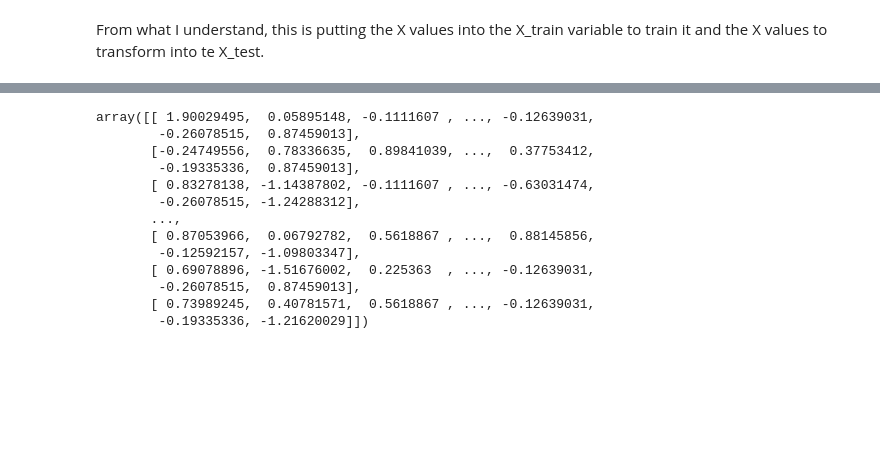
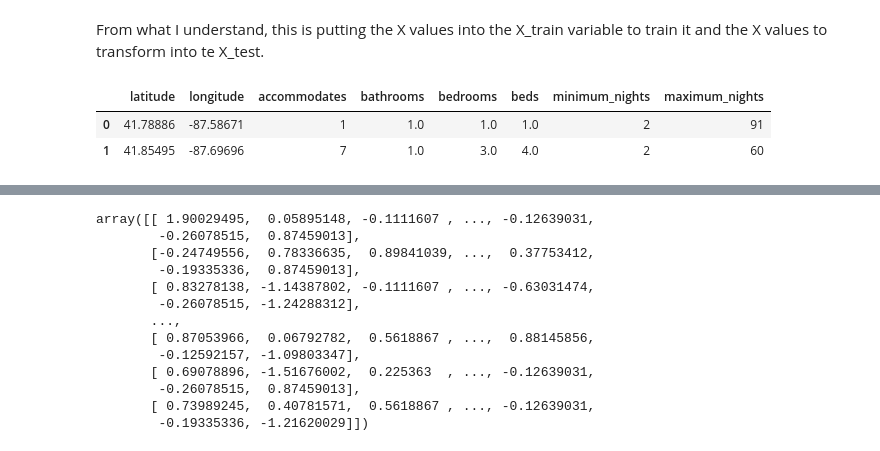
Before and after one commit to HeyPeterPark/NU_Project4, a Jupyter notebook: project_3/KNN_Listings.ipynb, the cells around one changed output, grey strips where cells are left out. Saved outputs shown, nothing was run; the diff lists cells and outputs as text; code cells hidden in the pictures; blank space fills up the shorter version.

```diff
--- a/project_3/KNN_Listings.ipynb
+++ b/project_3/KNN_Listings.ipynb
@@ -265,3 +254,9 @@ y = new_data.iloc[:, 8]
 X_train, X_test, y_train, y_test = train_test_split(X, y, random_state=0, test_size=0.2)
 # %% [markdown]
 From what I understand, this is putting the X values into the X_train variable to train it and the X values to transform into te X_test.
+# %%
+X.head(2)
+# %% [output]
+|  | latitude | longitude | accommodates | bathrooms | bedrooms | beds | minimum_nights | maximum_nights |
+| 0 | 41.78886 | -87.58671 | 1 | 1.0 | 1.0 | 1.0 | 2 | 91 |
+| 1 | 41.85495 | -87.69696 | 7 | 1.0 | 3.0 | 4.0 | 2 | 60 |
```
Also changed, not shown: parts of 5 cells of this notebook, 1 other file.
